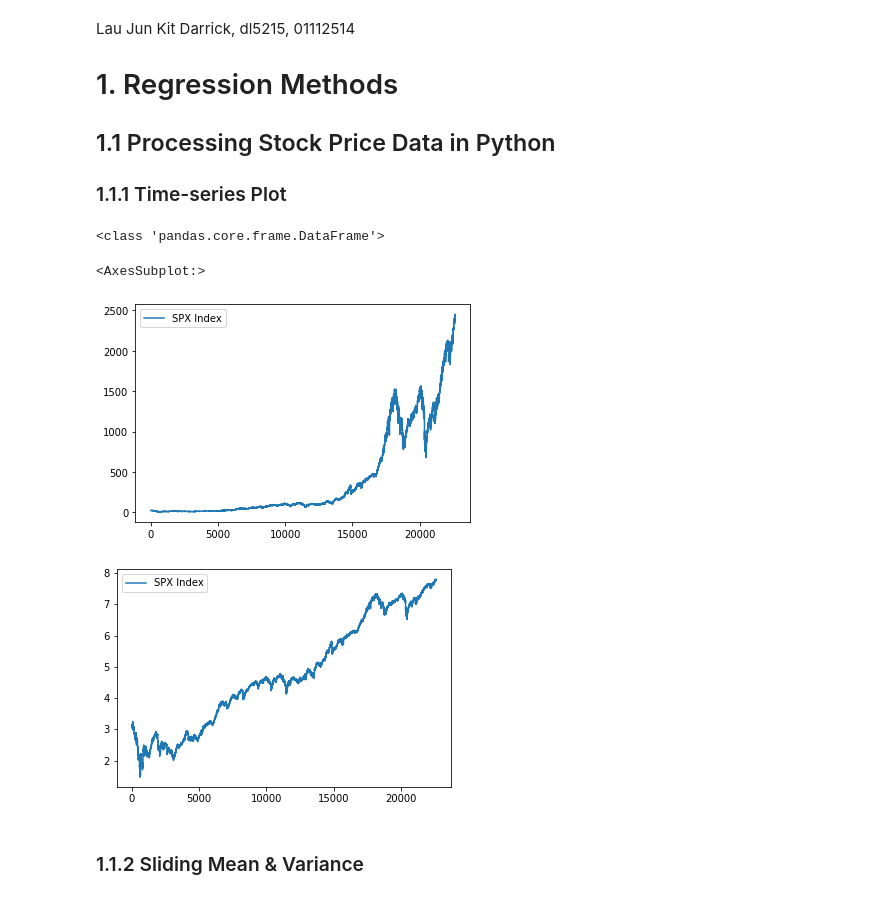
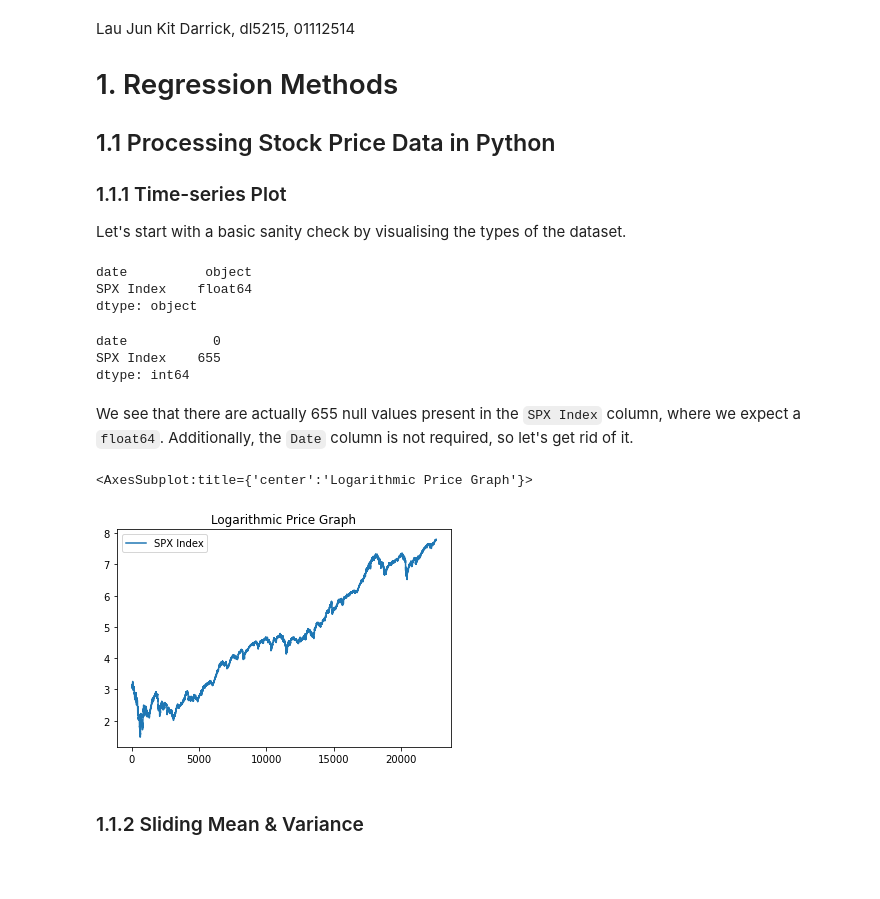
Before and after one commit to Darrekt/SPMLF-CW, a Jupyter notebook: src/main.ipynb, the cells around one changed output. Cells and saved outputs as stored; diff of their text form; code cells hidden in the pictures; blank space fills up the shorter version.

Commit message:
Hotter graphs

```diff
--- a/src/main.ipynb
+++ b/src/main.ipynb
@@ -3,6 +3,8 @@ Lau Jun Kit Darrick, dl5215, 01112514
 # 1. Regression Methods
 ## 1.1 Processing Stock Price Data in Python
 ### 1.1.1 Time-series Plot
+
+Let's start with a basic sanity check by visualising the types of the dataset.
 # %%
 import numpy as np
 import pandas as pd
@@ -10,16 +12,27 @@ import matplotlib.pyplot as plt
 import math
 %matplotlib inline
 
-data = pd.read_csv("priceData.csv")
-px = data.iloc[:,1:]
-px.plot()
-
-logpx = np.log(px)
-logpx.plot()
+data = pd.read_csv("../data/priceData.csv")
+print(data.dtypes)
+data.isnull().sum()
 # %% [output]
-<class 'pandas.core.frame.DataFrame'>
+date          object
+SPX Index    float64
+dtype: object
-<AxesSubplot:>
+date           0
+SPX Index    655
+dtype: int64
-[figure, removed]
-[figure, removed]
+# %% [markdown]
+We see that there are actually 655 null values present in the `SPX Index` column, where we expect a `float64`. Additionally, the `Date` column is not required, so let's get rid of it.
+# %%
+px = data.drop(['date'], axis=1)
+px = px.interpolate()
+
+# Now, we can do element-wise logarithmic scaling.
+logpx = np.log(px)
+logpx.plot(title="Logarithmic Price Graph")
+# %% [output]
+<AxesSubplot:title={'center':'Logarithmic Price Graph'}>
+[figure, added]
 # %% [markdown]
 ### 1.1.2 Sliding Mean & Variance
```
Also changed, not shown: parts of 20 cells of this notebook, 5 other files.
